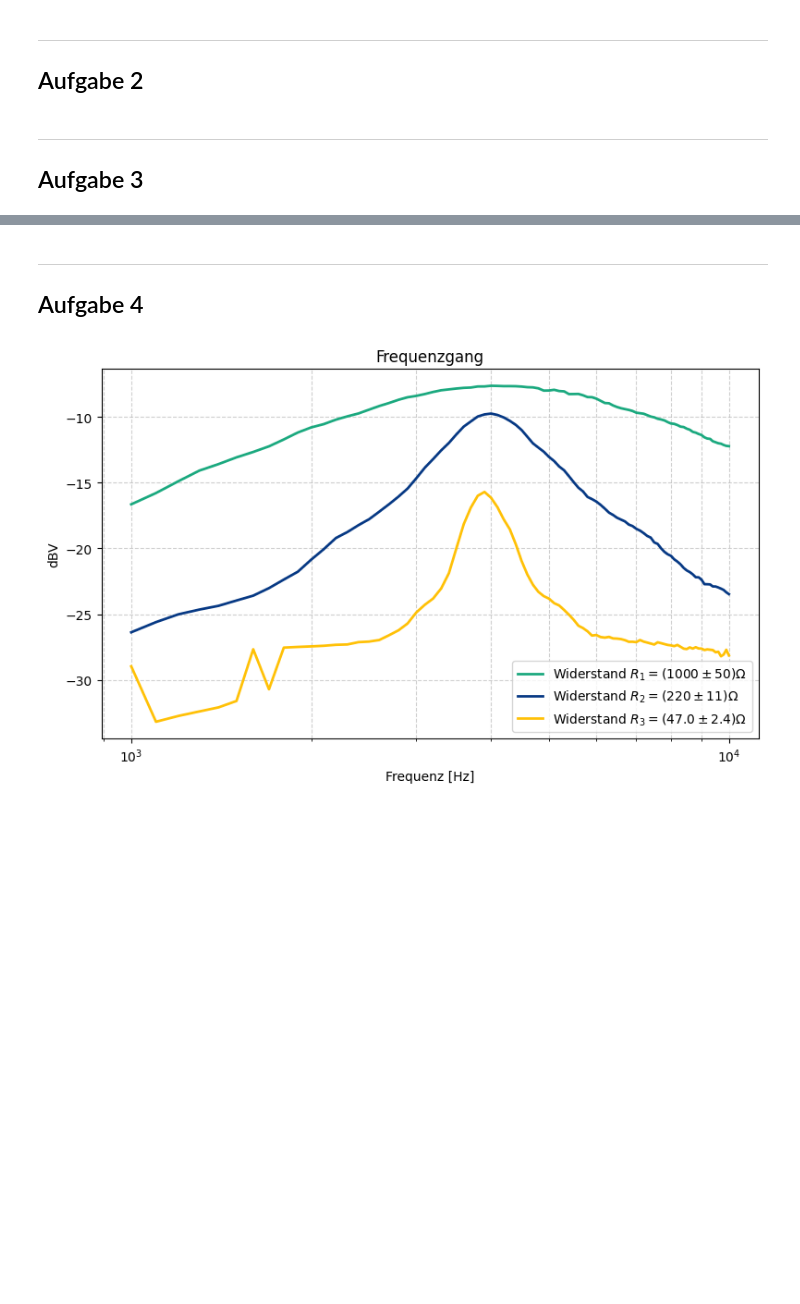
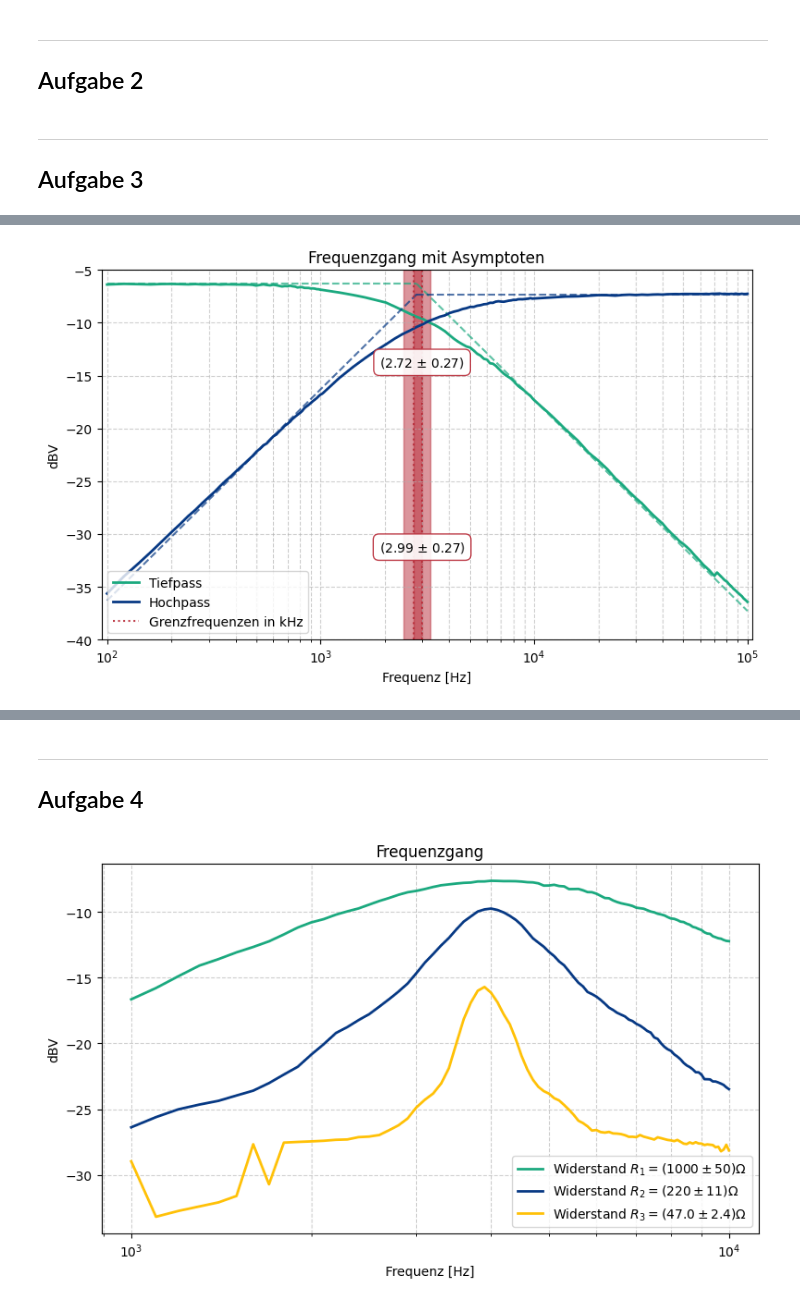
Before and after one commit to FinnZeumer/PAP-2, a Jupyter notebook: Versuche/241/Python/V241.ipynb, the cells around one changed output, grey strips where cells are left out. Saved outputs shown, nothing was run; the diff lists cells and outputs as text; code cells hidden in the pictures; blank space fills up the shorter version.

```diff
--- a/Versuche/241/Python/V241.ipynb
+++ b/Versuche/241/Python/V241.ipynb
@@ -314,3 +319,95 @@ plt.show()
 [figure]
+# %%
+labels = ["Tiefpass", "Hochpass"]
+colors = [c.LIGHT_GREEN, c.BLUE]
+
+# Amplituden plot
+plt.figure(figsize=(8,5))
+
+# Hilfsfunktion zur Berechnung/Darstellen der Asymptote
+def plot_asymptote(ax, df, label, color, filter_type, start_freq=None, level_db=0):
+    """
+    Zeichnet die ideale Asymptote für Tiefpass oder Hochpass.
+    filter_type: 'low' oder 'high'
+    level_db: Der konstante Wert in dB
+    """
+
+    max_val = df['dBV'].max()
+    threshold = max_val - 3.0
+
+    if filter_type == 'low':
+        idx_cutoff = df[df['dBV'] <= threshold].index.min()
+        if pd.isna(idx_cutoff):
+            idx_cutoff = len(df) - 1 # sicherheits fallback
+
+        f_cutoff = df.loc[idx_cutoff, 'Hz']
+
+        # Horizontale Linie bis zur Grenzfrequenz
+        ax.hlines(level_db, df['Hz'].min(), f_cutoff, color=color, linestyle='--', alpha=0.7, linewidth=1.5)
+
+        f_end = df['Hz'].max()
+        delta_decades = np.log10(f_end / f_cutoff)
+        y_end = level_db - 20 * delta_decades
+
+        ax.plot([f_cutoff, f_end], [level_db, y_end], color=color, linestyle='--', alpha=0.7, linewidth=1.5)
+
+    elif filter_type == 'high':
+        idx_cutoff = df[df['dBV'] <= threshold].index.max()
+        if pd.isna(idx_cutoff):
+            idx_cutoff = 0
+
+        f_cutoff = df.loc[idx_cutoff, 'Hz']
+
+        f_start = df['Hz'].min()
+        delta_decades = np.log10(f_cutoff / f_start)
+        y_start = level_db - 20 * delta_decades # Rückwärts rechnen
+
+        ax.plot([f_start, f_cutoff], [y_start, level_db], color=color, linestyle='--', alpha=0.7, linewidth=1.5)
+
+        # Horizontale Linie ab Grenzfrequenz
+        ax.hlines(level_db, f_cutoff, df['Hz'].max(), color=color, linestyle='--', alpha=0.7, linewidth=1.5)
+
+# Plot Loop
+for i, df in enumerate(dfs):
+    plt.semilogx(
+        df["Hz"],
+        df["dBV"],
+        label=labels[i],
+        color=colors[i],
+        linewidth=2
+    )
+
+    if i == 0:
+        plot_asymptote(plt.gca(), df, labels[i], colors[i], 'low', level_db=-6.3)
+    elif i == 1:
+        plot_asymptote(plt.gca(), df, labels[i], colors[i], 'high', level_db=-7.3)
+
+# plt.vlines(2.72 * 10**3, -37.5, -5, colors=c.PURPLE, label=fr'Tiefpass Grenzfrequenz (2.7 $\pm$ )')
+
+pap.plot_errorlines(
+    plt.gca(),
+    [2.72 * 10**3, 2.99 * 10**3],
+    0.27 * 10**3,
+    -40,
+    -5,
+    add_label = True,
+    label=fr'Grenzfrequenzen in kHz',
+    names=[fr'(2.72 $\pm$ 0.27)', fr'(2.99 $\pm$ 0.27)']
+)
+
+
+plt.xlim(9.7**2, 10.1**5)
+plt.ylim(-40, -5)
+
+plt.xlabel("Frequenz [Hz]")
+plt.ylabel("dBV")
+plt.title("Frequenzgang mit Asymptoten")
+plt.grid(True, which="both", linestyle="--", alpha=0.6)
+plt.legend()
+plt.tight_layout()
+plt.savefig(fr'{plt_save_folder}Frequenzgang_{aufgabe}_mit_Asypmtoten.pdf')
+plt.show()
+# %% [output]
+[figure, added]
 # %%
 # EInheiten in kHz
```
Also changed, not shown: parts of 6 cells of this notebook, 24 other files.
